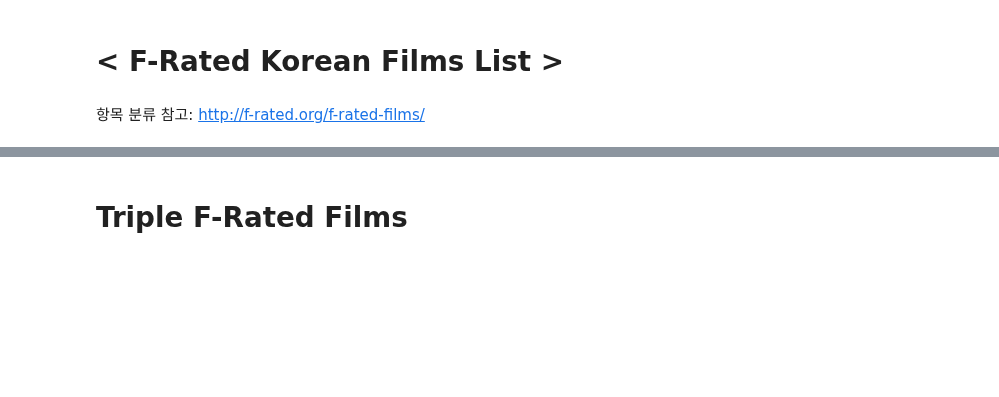
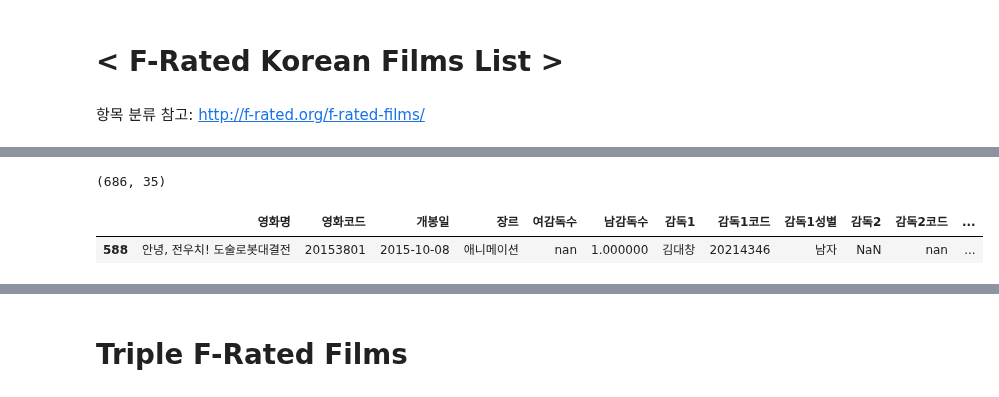
Before and after one commit to kim4pb/Female-led-Korean-Films, a Jupyter notebook: 03.ButterKnife/Film_list_for_poster.ipynb, the cells around one changed output, grey strips where cells are left out. Saved outputs shown, nothing was run; the diff lists cells and outputs as text; code cells hidden in the pictures; blank space fills up the shorter version.

Commit message:
감독, 각본가 전원 이름, 성별 붙인 엑셀 파일 작업 완료: all_directors_writers.csv

```diff
--- a/03.ButterKnife/Film_list_for_poster.ipynb
+++ b/03.ButterKnife/Film_list_for_poster.ipynb
@@ -88,0 +73,10 @@ actor[actor['movieCd']==20181103]
+# %%
+detail = pd.read_excel('../01.Data_Collection/all_directors_writers.xlsx')
+detail.shape
+# %% [output]
+(686, 35)
+# %%
+detail.sample()
+# %% [output]
+|  | 영화명 | 영화코드 | 개봉일 | 장르 | 여감독수 | 남감독수 | 감독1 | 감독1코드 | 감독1성별 | 감독2 | 감독2코드 | ... |
+| 588 | 안녕, 전우치! 도술로봇대결전 | 20153801 | 2015-10-08 | 애니메이션 | nan | 1.000000 | 김대창 | 20214346 | 남자 | NaN | nan | ... |
```
Also changed, not shown: parts of 33 cells of this notebook, 6 other files.
